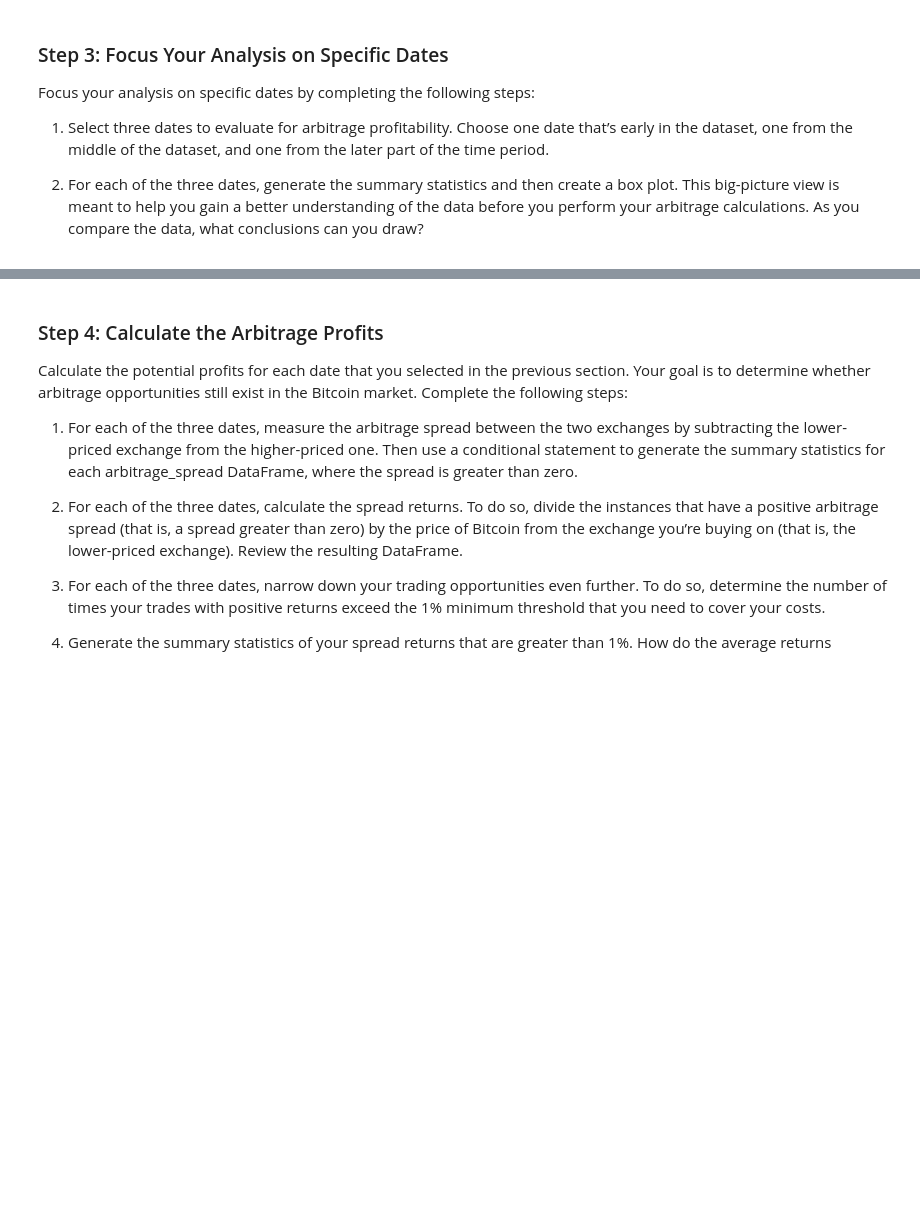
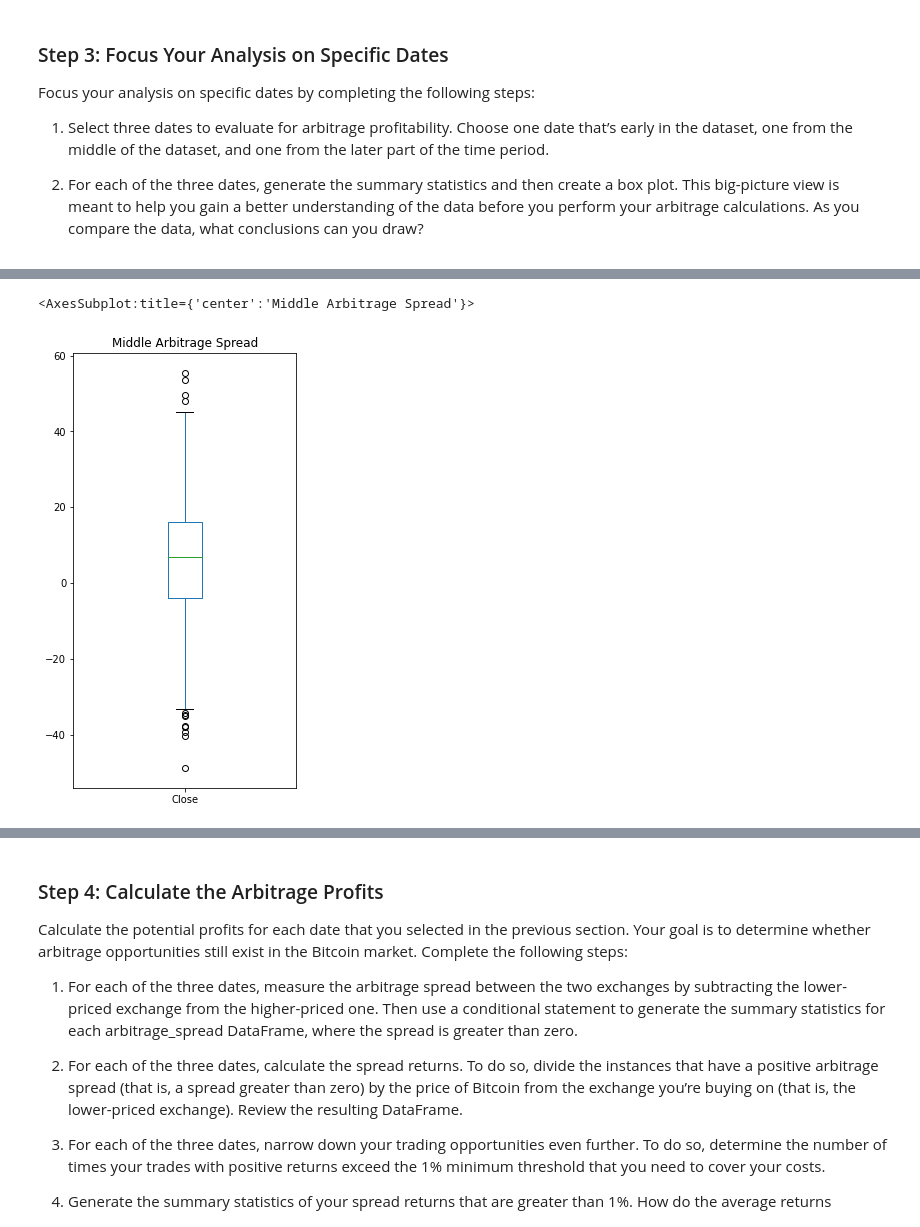
Before and after one commit to ndanialy/Crypto-Arbitrage-App, a Jupyter notebook: crypto_arbitrage.ipynb, the cells around one changed output, grey strips where cells are left out. Drawn from its saved outputs; the diff is of its cells as text; code cells hidden in the pictures; blank space fills up the shorter version.

```diff
--- a/crypto_arbitrage.ipynb
+++ b/crypto_arbitrage.ipynb
@@ -410,7 +443,11 @@ SyntaxError: invalid syntax (<ipython-input-26-9c1f332784dd>, line 3)
 # %%
 # Using the date in the middle that you have selected, calculate the arbitrage spread
 # by subtracting the bitstamp lower closing prices from the coinbase higher closing prices
-arbitrage_spread_middle = # YOUR CODE HERE
+
+#Subtracting the data from coinbase on a middle day from the same data from bistamp.
+arbitrage_spread_middle = bitstamp_sliced.loc["2018-2-15":"2018-2-15"] - coinbase_sliced.loc["2018-2-15":"2018-2-15"]
 
 # Generate summary statistics
-# YOUR CODE HERE
+
+#Creating a summary of the subtracted data.
+arbitrage_spread_middle.describe()
@@ -417,6 +464,12 @@ arbitrage_spread_middle = # YOUR CODE HERE
 # %%
 # Visualize the arbitrage spread from the middle of the dataset in a box plot
 # YOUR CODE HERE
+
+#Visualizing the middle arbitrage data with a box plot.
+arbitrage_spread_middle.plot(kind="box",figsize=(4,8),title="Middle Arbitrage Spread")
+# %% [output]
+<AxesSubplot:title={'center':'Middle Arbitrage Spread'}>
+[figure, added]
 # %%
 # Create an overlay plot that visualizes the two dataframes over a period of one day from late in the dataset.
 # Be sure that the plots include the parameters `legend`, `figsize`, `title`, `color` and `label`
```
Also changed, not shown: parts of 8 cells of this notebook.
